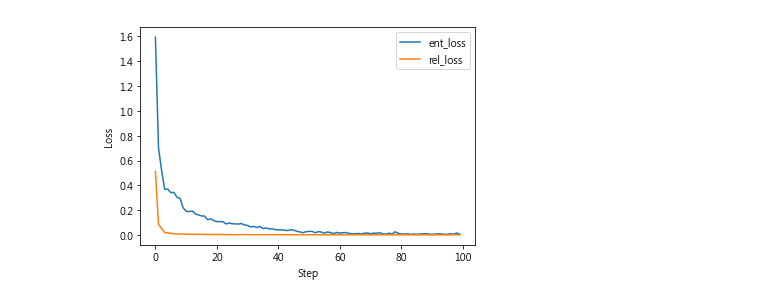
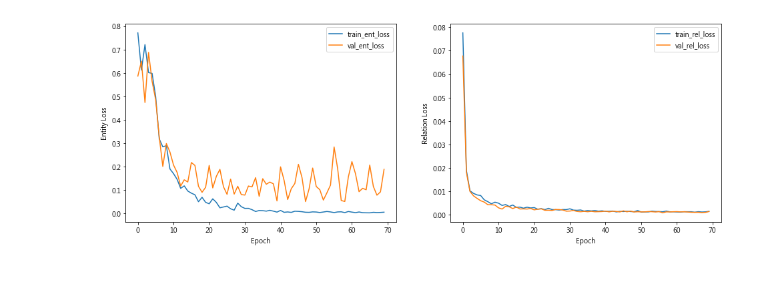
Before and after one commit to jojowither/JointERE, a Jupyter notebook: code/entity_BiLSTM.ipynb, the cells around one changed output. Saved outputs shown, nothing was run; the diff lists cells and outputs as text; code cells hidden in the pictures; blank space fills up the shorter version.

```diff
--- a/code/entity_BiLSTM.ipynb
+++ b/code/entity_BiLSTM.ipynb
@@ -297,7 +297,7 @@ class Entity_Typing(nn.Module):
         self.rel_size = len(rel_tag_to_ix)                   #rs
 
         self.dropout = nn.Dropout(p=0.3)
-        self.bn = nn.BatchNorm1d(DENSE_OUT, momentum=0.5, affine=False)
+        self.bn = nn.BatchNorm1d(hidden_dim1, momentum=0.5, affine=False)
 
 
         self.word_embeds = nn.Embedding(vocab_size, embedding_dim)
@@ -360,8 +360,10 @@ class Entity_Typing(nn.Module):
         # bilstm_out -> B*ML*h1,[128, 100, 10]
         # self.hidden1 -> ( 4*B*(h1/2), 4*B*(h1/2) )
 
+        bilstm_out = torch.transpose(bilstm_out, 1, 2)
         # bn
         bilstm_out = self.bn(bilstm_out)
+        bilstm_out = torch.transpose(bilstm_out, 1, 2)
         dense_out = self.dense(bilstm_out)                      #B*ML*DENSE_OUT,[128, 100, 100]
 
 
@@ -393,8 +395,6 @@ class Entity_Typing(nn.Module):
             else:
                 batch_ent_onehot = self.one_hot(batch_ent[:,length])
                 label = self.label_embed(batch_ent_onehot)
-
-
 
 
 
@@ -454,7 +454,7 @@ test_data = root+'facial.test'
 relation_data_old = root+'facial_r.old.train'
 # relation_data = root+'facial_r.train'
 relation_data = root+'facial_r2.train'
-schema_root = root+'schema.txt'
+schema_root = root+'schema_2.txt'
 dev_data = root+'facial_r2.dev'
 test_data = root+'facial_r2.test'
 
@@ -543,7 +543,8 @@ dev_loader = dataload(input_dev, ent_dev, rel_dev, raw_index_dev)
 model = Entity_Typing(vocab_size, ent_tag_to_ix, EMBEDDING_DIM, HIDDEN_DIM1, HIDDEN_DIM2, \
               LABEL_EMBED_DIM, rel_tag_to_ix).cuda()
 optimizer = optim.Adam(model.parameters(), lr=0.01, weight_decay=1e-4)
-criterion_tag = nn.NLLLoss()
+criterion_tag = nn.NLLLoss(ignore_index=1)
+# criterion_rel = nn.NLLLoss(ignore_index=0)
 criterion_rel = nn.NLLLoss()
 # %%
 import time
@@ -642,16 +650,26 @@ torch.save(model.state_dict(), 'relation_extraction_1.pkl')
 # %%
 %matplotlib inline
 
 import matplotlib.pyplot as plt
 
-plt.plot(all_ent_loss[:100], label='ent_loss')
-plt.plot(all_rel_loss[:100], label='rel_loss')
-plt.xlabel("Step")
-plt.ylabel("Loss")
+
+plt.figure(figsize=(16, 12))
+plt.subplot(2,2,1)
+plt.plot(train_entloss_l, label='train_ent_loss')
+plt.plot(val_entloss_l, label='val_ent_loss')
+plt.xlabel("Epoch")
+plt.ylabel("Entity Loss")
+plt.legend()
+
+plt.subplot(2,2,2)
+plt.plot(train_relloss_l, label='train_rel_loss')
+plt.plot(val_relloss_l, label='val_rel_loss')
+plt.xlabel("Epoch")
+plt.ylabel("Relation Loss")
 plt.legend()
 plt.show()
 # %% [output]
-[figure, old version]
+[figure, new version]
 # %%
 import random
 def random_choose(input_var):
```
Also changed, not shown: parts of 11 cells of this notebook.
